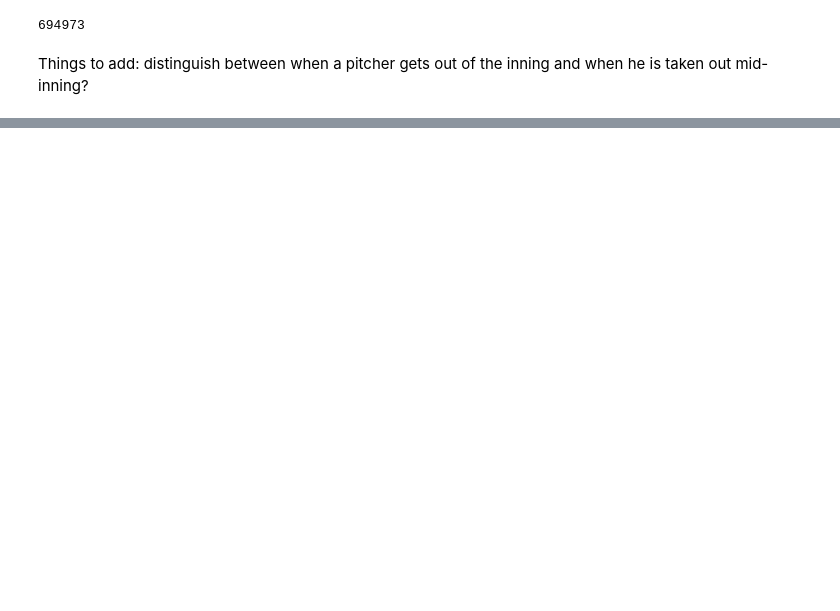
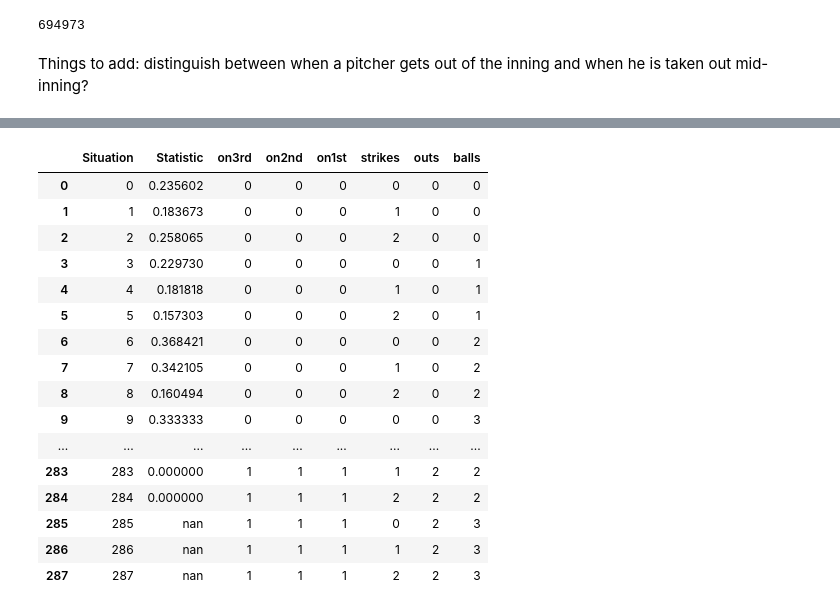
Before and after one commit to Erdos-Projects/fall-2025-sports-analytics, a Jupyter notebook: random_things.ipynb, the cells around one changed output, grey strips where cells are left out. Saved outputs shown, nothing was run; the diff lists cells and outputs as text; code cells hidden in the pictures; blank space fills up the shorter version.

```diff
--- a/random_things.ipynb
+++ b/random_things.ipynb
@@ -196,5 +196,5 @@ def analyze(pname, extent):
     return dr, re288avgs
     # there must be a WILDLY more efficient way to do this and I haven't tested it, but this is the idea
 # %%
-analyze("Skenes", 100)
+asklivvy=analyze("Skenes", 100)
 # Paul Skenes, Cy Young Frontrunner for the Pirates. With a 2025 era of 1.97 he has unusually low RE288 values.
@@ -200,0 +267,2 @@ analyze("Skenes", 100)
+# %%
+asktony=analyze("Senzatela", 100)
@@ -206,0 +381,4 @@ Things to add: distinguish between when a pitcher gets out of the inning and whe
+# %%
+skenesdf=pd.DataFrame(asklivvy[1].items(),columns=['Situation','Statistic']); senzateladf=pd.DataFrame(asktony[1].items(),columns=['Situation','Statistic']);
+# %%
+skenesdf['id']=30
@@ -206,0 +433,20 @@ Things to add: distinguish between when a pitcher gets out of the inning and whe
+# %%
+skenesdf.style.background_gradient()
+# %% [output]
+|  | Situation | Statistic | on3rd | on2nd | on1st | strikes | outs | balls |
+| 0 | 0 | 0.235602 | 0 | 0 | 0 | 0 | 0 | 0 |
+| 1 | 1 | 0.183673 | 0 | 0 | 0 | 1 | 0 | 0 |
+| 2 | 2 | 0.258065 | 0 | 0 | 0 | 2 | 0 | 0 |
+| 3 | 3 | 0.229730 | 0 | 0 | 0 | 0 | 0 | 1 |
+| 4 | 4 | 0.181818 | 0 | 0 | 0 | 1 | 0 | 1 |
+| 5 | 5 | 0.157303 | 0 | 0 | 0 | 2 | 0 | 1 |
+| 6 | 6 | 0.368421 | 0 | 0 | 0 | 0 | 0 | 2 |
+| 7 | 7 | 0.342105 | 0 | 0 | 0 | 1 | 0 | 2 |
+| 8 | 8 | 0.160494 | 0 | 0 | 0 | 2 | 0 | 2 |
+| 9 | 9 | 0.333333 | 0 | 0 | 0 | 0 | 0 | 3 |
+| ... | ... | ... | ... | ... | ... | ... | ... | ... |
+| 283 | 283 | 0.000000 | 1 | 1 | 1 | 1 | 2 | 2 |
+| 284 | 284 | 0.000000 | 1 | 1 | 1 | 2 | 2 | 2 |
+| 285 | 285 | nan | 1 | 1 | 1 | 0 | 2 | 3 |
+| 286 | 286 | nan | 1 | 1 | 1 | 1 | 2 | 3 |
+| 287 | 287 | nan | 1 | 1 | 1 | 2 | 2 | 3 |
```
Also changed, not shown: parts of 16 cells of this notebook.
